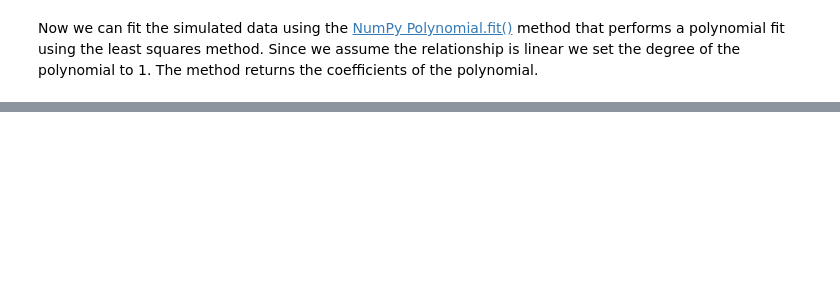
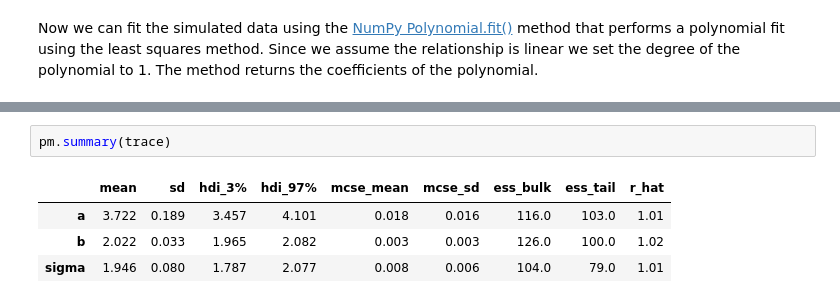
Before and after one commit to luigiselmi/finstat, a Jupyter notebook: hilpisch/ch13_bayesian_statistics.ipynb, the cells around one changed output, grey strips where cells are left out. Cells and saved outputs as stored; diff of their text form; blank space fills up the shorter version.

```diff
--- a/hilpisch/ch13_bayesian_statistics.ipynb
+++ b/hilpisch/ch13_bayesian_statistics.ipynb
@@ -65,0 +94,7 @@ Text(0, 0.5, 'y')
+# %%
+pm.summary(trace)
+# %% [output]
+|  | mean | sd | hdi_3% | hdi_97% | mcse_mean | mcse_sd | ess_bulk | ess_tail | r_hat |
+| a | 3.722 | 0.189 | 3.457 | 4.101 | 0.018 | 0.016 | 116.0 | 103.0 | 1.01 |
+| b | 2.022 | 0.033 | 1.965 | 2.082 | 0.003 | 0.003 | 126.0 | 100.0 | 1.02 |
+| sigma | 1.946 | 0.080 | 1.787 | 2.077 | 0.008 | 0.006 | 104.0 | 79.0 | 1.01 |
```
Also changed, not shown: parts of 10 cells of this notebook.
